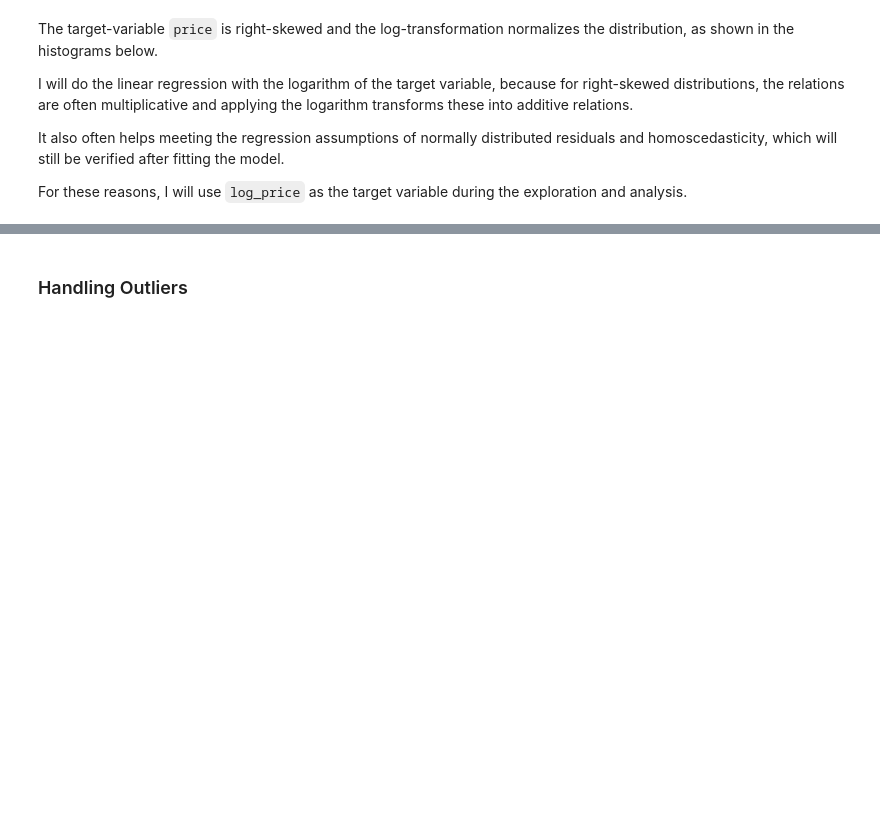
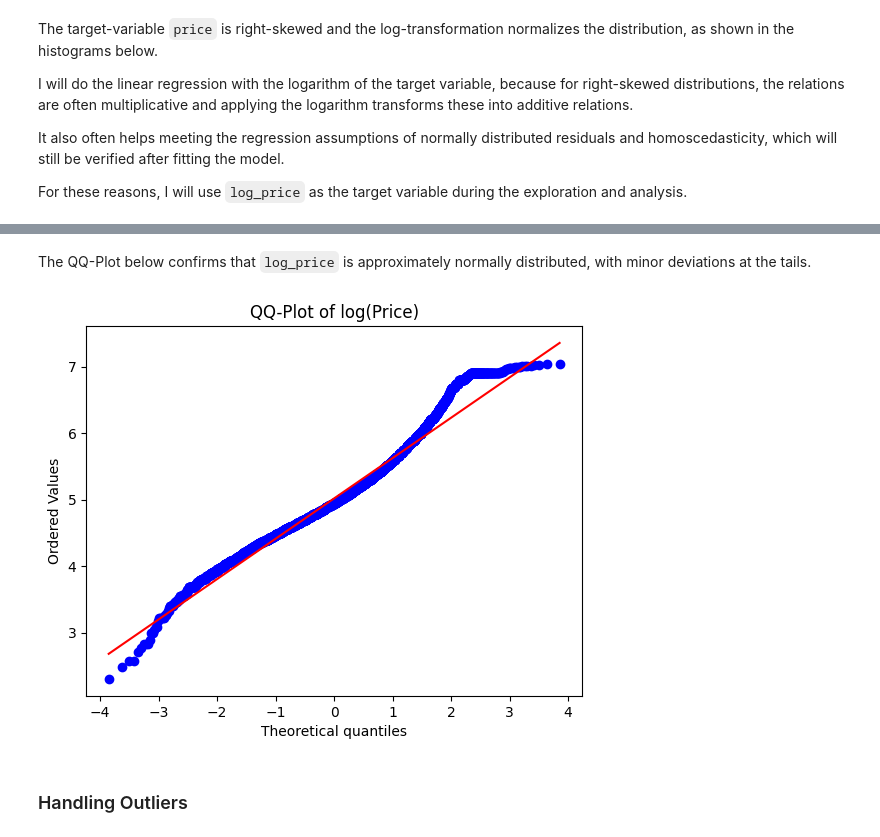
Before and after one commit to EliasSchafer1/Airbnb-Florence, a Jupyter notebook: notebooks/01_preprocessing.ipynb, the cells around one changed output, grey strips where cells are left out. Saved outputs shown, nothing was run; the diff lists cells and outputs as text; code cells hidden in the pictures; blank space fills up the shorter version.

```diff
--- a/notebooks/01_preprocessing.ipynb
+++ b/notebooks/01_preprocessing.ipynb
@@ -189,3 +204,13 @@ fig.show()
+# %% [markdown]
+The QQ-Plot below confirms that `log_price` is approximately normally distributed, with minor deviations at the tails.
+# %%
+from scipy import stats
+
+stats.probplot(df["log_price"], plot=plt)
+plt.title("QQ-Plot of log(Price)")
+plt.show()
+# %% [output]
+[figure, added]
 # %% [markdown]
 ### Handling Outliers
 # %% [markdown]
```
Also changed, not shown: parts of 7 cells of this notebook.
